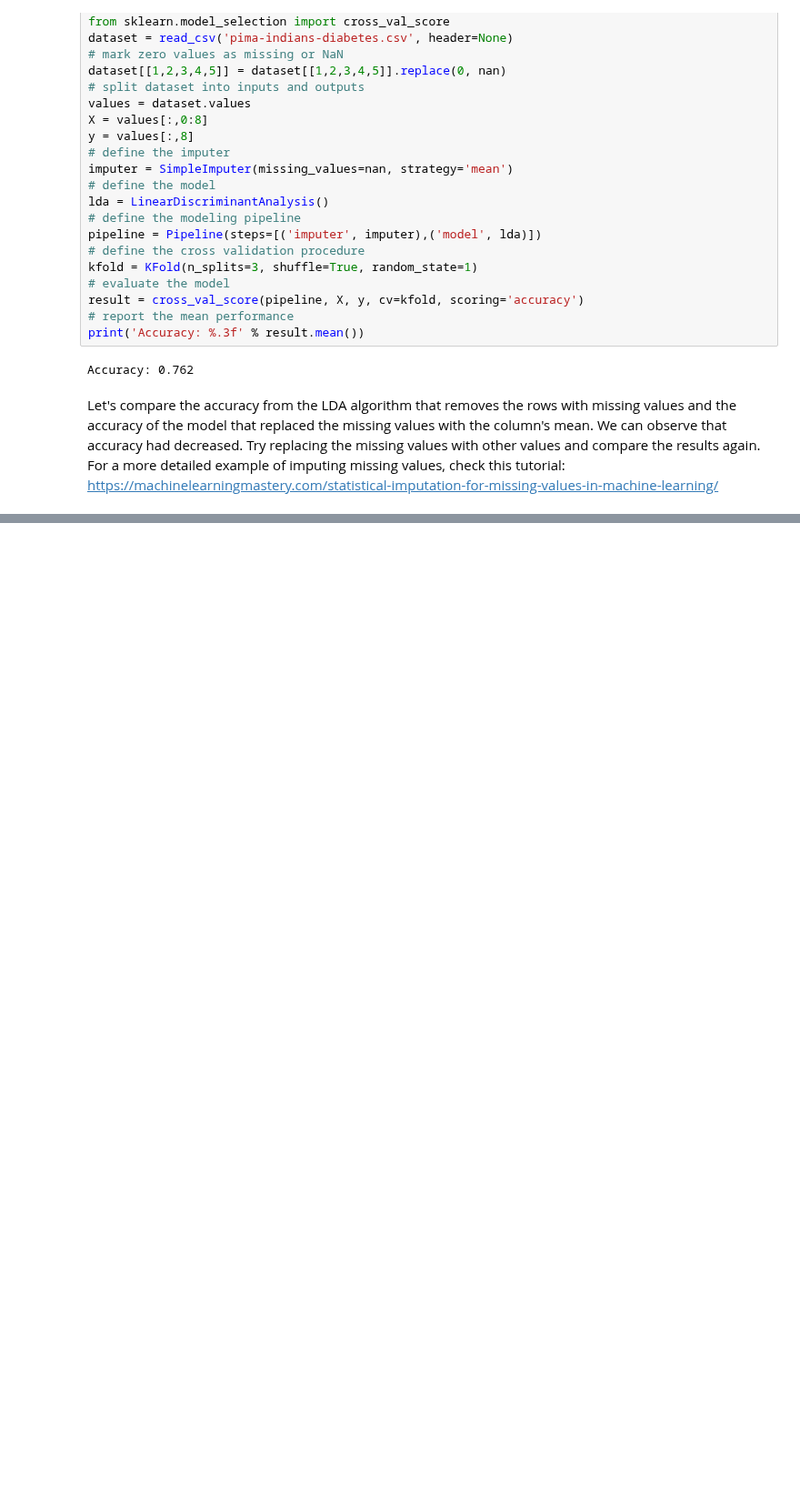
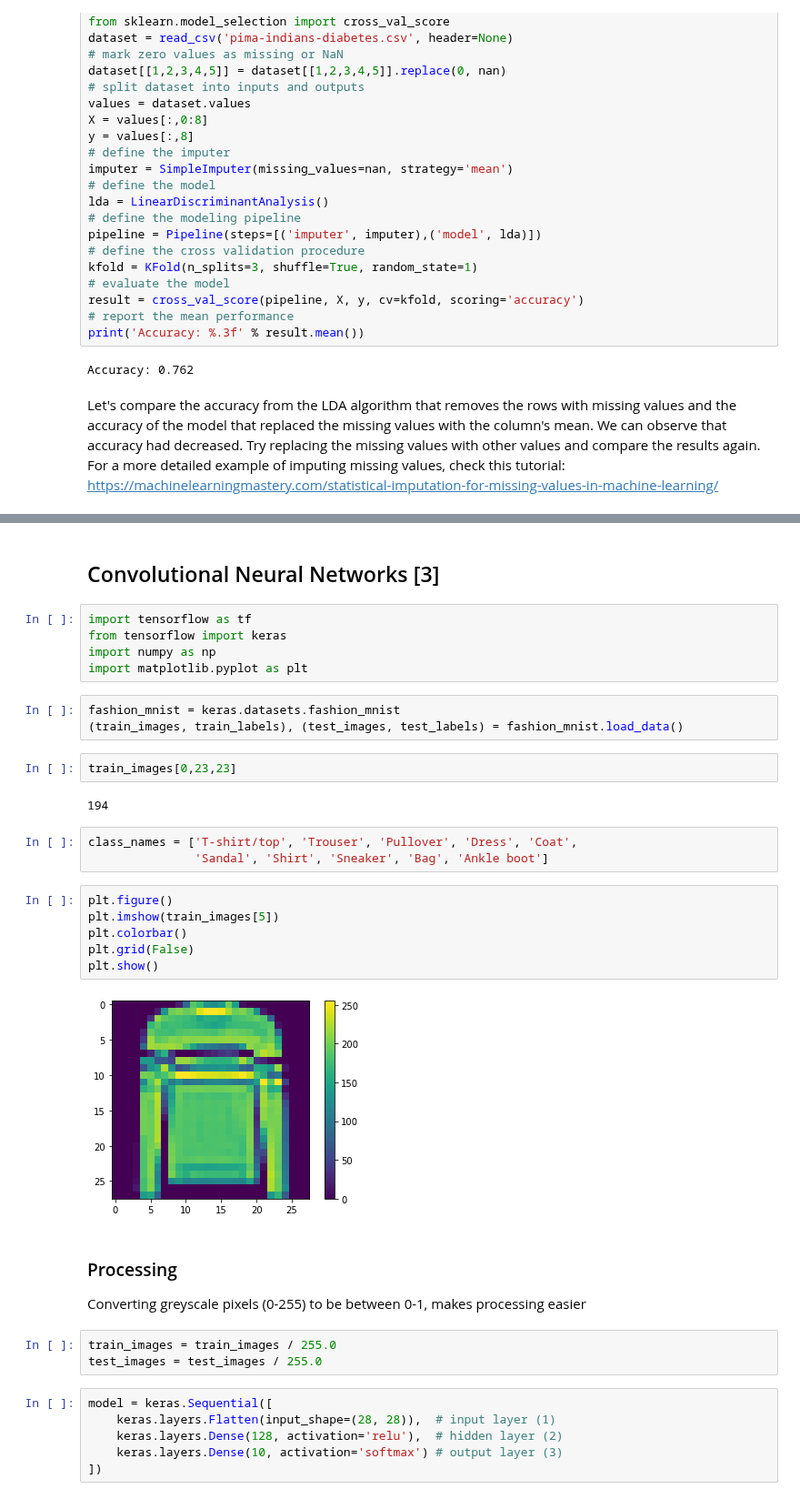
Before and after one commit to DoraTheodora/MachineLearning-Tutorial, a Jupyter notebook: CA2-Data Preprocessing and Algorithms.ipynb, the cells around one changed output, grey strips where cells are left out. Shown at 91% size. Drawn from its saved outputs; the diff is of its cells as text; blank space fills up the shorter version.

```diff
--- a/CA2-Data Preprocessing and Algorithms.ipynb
+++ b/CA2-Data Preprocessing and Algorithms.ipynb
@@ -280,0 +287,38 @@ Try replacing the missing values with other values and compare the results again
+# %% [markdown]
+## Convolutional Neural Networks [3]
+# %%
+import tensorflow as tf
+from tensorflow import keras
+import numpy as np
+import matplotlib.pyplot as plt
+# %%
+fashion_mnist = keras.datasets.fashion_mnist
+(train_images, train_labels), (test_images, test_labels) = fashion_mnist.load_data()
+# %%
+train_images[0,23,23]
+# %% [output]
+194
+# %%
+class_names = ['T-shirt/top', 'Trouser', 'Pullover', 'Dress', 'Coat',
+               'Sandal', 'Shirt', 'Sneaker', 'Bag', 'Ankle boot']
+# %%
+plt.figure()
+plt.imshow(train_images[5])
+plt.colorbar()
+plt.grid(False)
+plt.show()
+# %% [output]
+[figure, added]
+# %% [markdown]
+### Processing
+
+Converting greyscale pixels (0-255) to be between 0-1, makes processing easier
+# %%
+train_images = train_images / 255.0
+test_images = test_images / 255.0
+# %%
+model = keras.Sequential([
+    keras.layers.Flatten(input_shape=(28, 28)),  # input layer (1)
+    keras.layers.Dense(128, activation='relu'),  # hidden layer (2)
+    keras.layers.Dense(10, activation='softmax') # output layer (3)
+])
```
Also changed, not shown: parts of 28 cells of this notebook.
